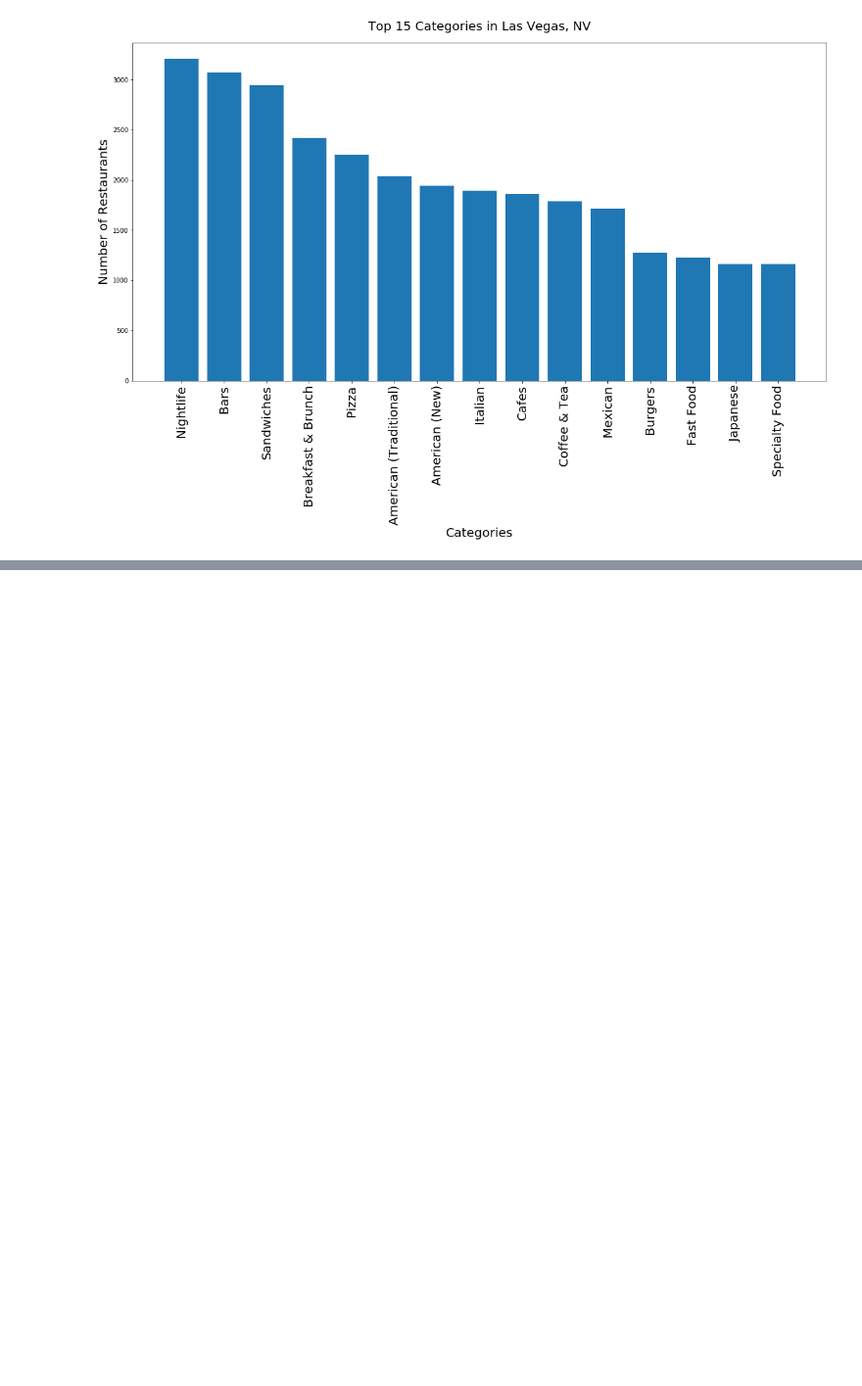
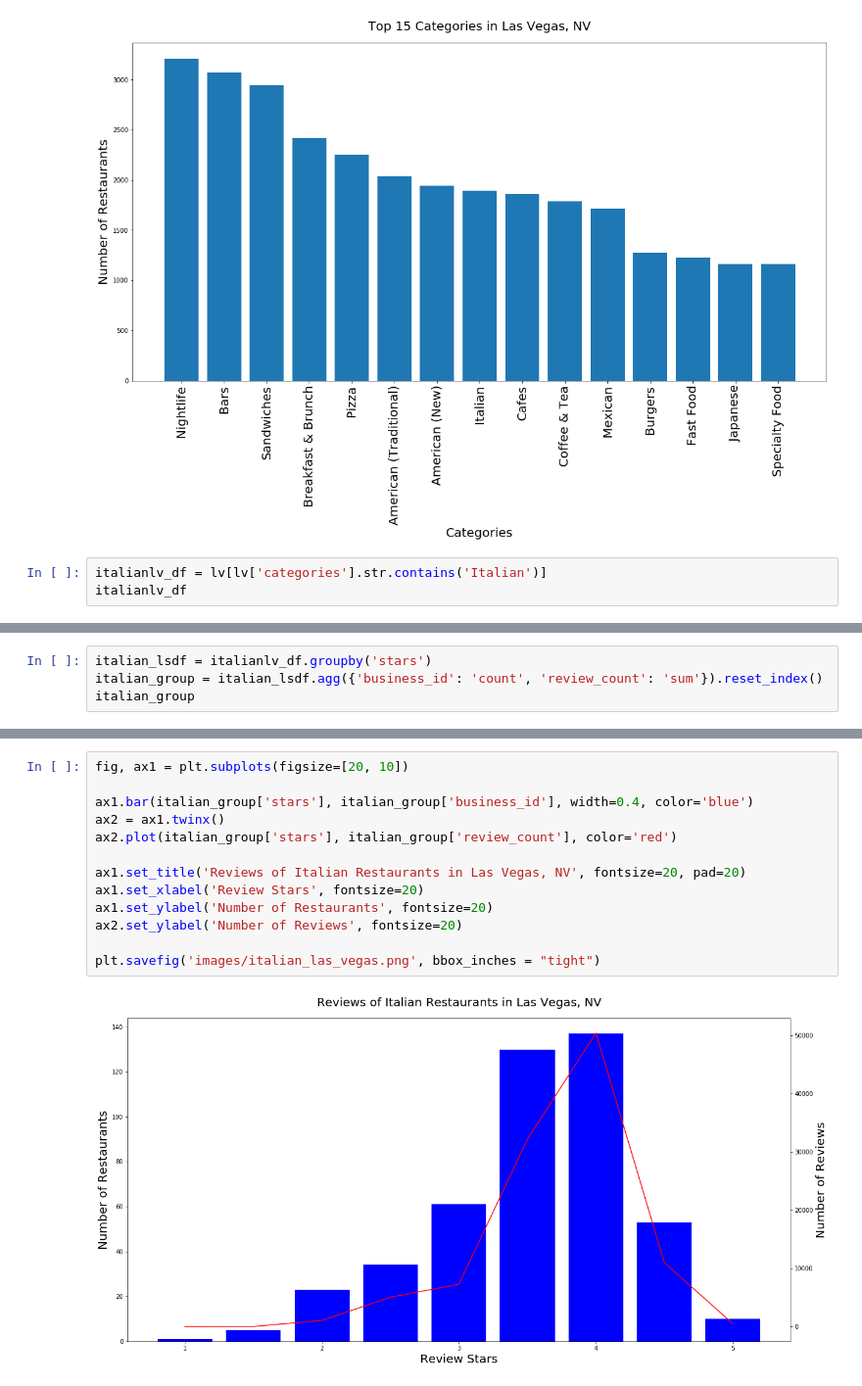
Before and after one commit to yueweng/restaurant-reviews, a Jupyter notebook: project.ipynb, the cells around one changed output, grey strips where cells are left out. Shown at 98% size. Cells and saved outputs as stored; diff of their text form; blank space fills up the shorter version.

```diff
--- a/project.ipynb
+++ b/project.ipynb
@@ -1290,3 +1292,6 @@ ax.set_ylabel('Number of Restaurants', fontsize=20)
 plt.savefig('images/categories_las_vegas.png', bbox_inches = "tight")
 # %% [output]
 [figure]
+# %%
+italianlv_df = lv[lv['categories'].str.contains('Italian')]
+italianlv_df
@@ -1292,0 +1312,4 @@ plt.savefig('images/categories_las_vegas.png', bbox_inches = "tight")
+# %%
+italian_lsdf = italianlv_df.groupby('stars')
+italian_group = italian_lsdf.agg({'business_id': 'count', 'review_count': 'sum'}).reset_index()
+italian_group
@@ -1292,0 +1327,15 @@ plt.savefig('images/categories_las_vegas.png', bbox_inches = "tight")
+# %%
+fig, ax1 = plt.subplots(figsize=[20, 10])
+
+ax1.bar(italian_group['stars'], italian_group['business_id'], width=0.4, color='blue')
+ax2 = ax1.twinx()
+ax2.plot(italian_group['stars'], italian_group['review_count'], color='red')
+
+ax1.set_title('Reviews of Italian Restaurants in Las Vegas, NV', fontsize=20, pad=20)
+ax1.set_xlabel('Review Stars', fontsize=20)
+ax1.set_ylabel('Number of Restaurants', fontsize=20)
+ax2.set_ylabel('Number of Reviews', fontsize=20)
+
+plt.savefig('images/italian_las_vegas.png', bbox_inches = "tight")
+# %% [output]
+[figure, added]
```
Also changed, not shown: parts of 9 cells of this notebook, 4 other files.
